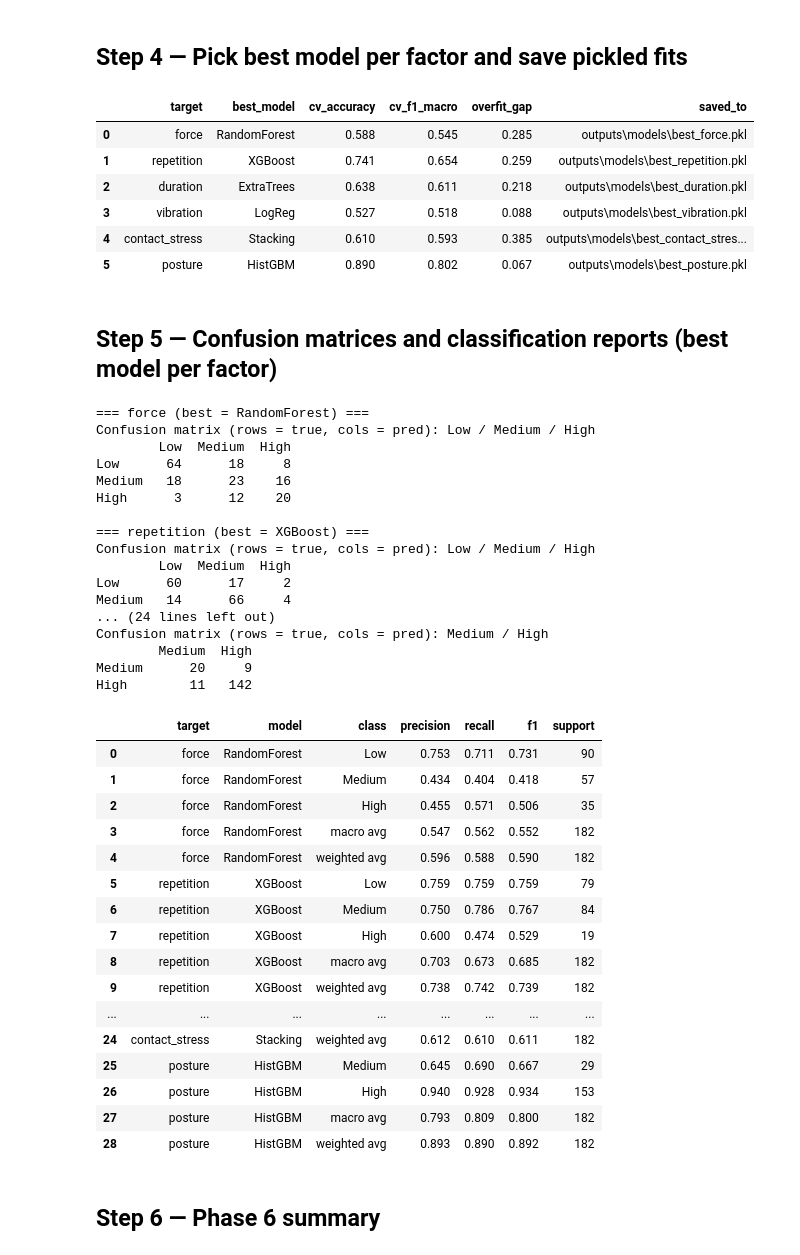
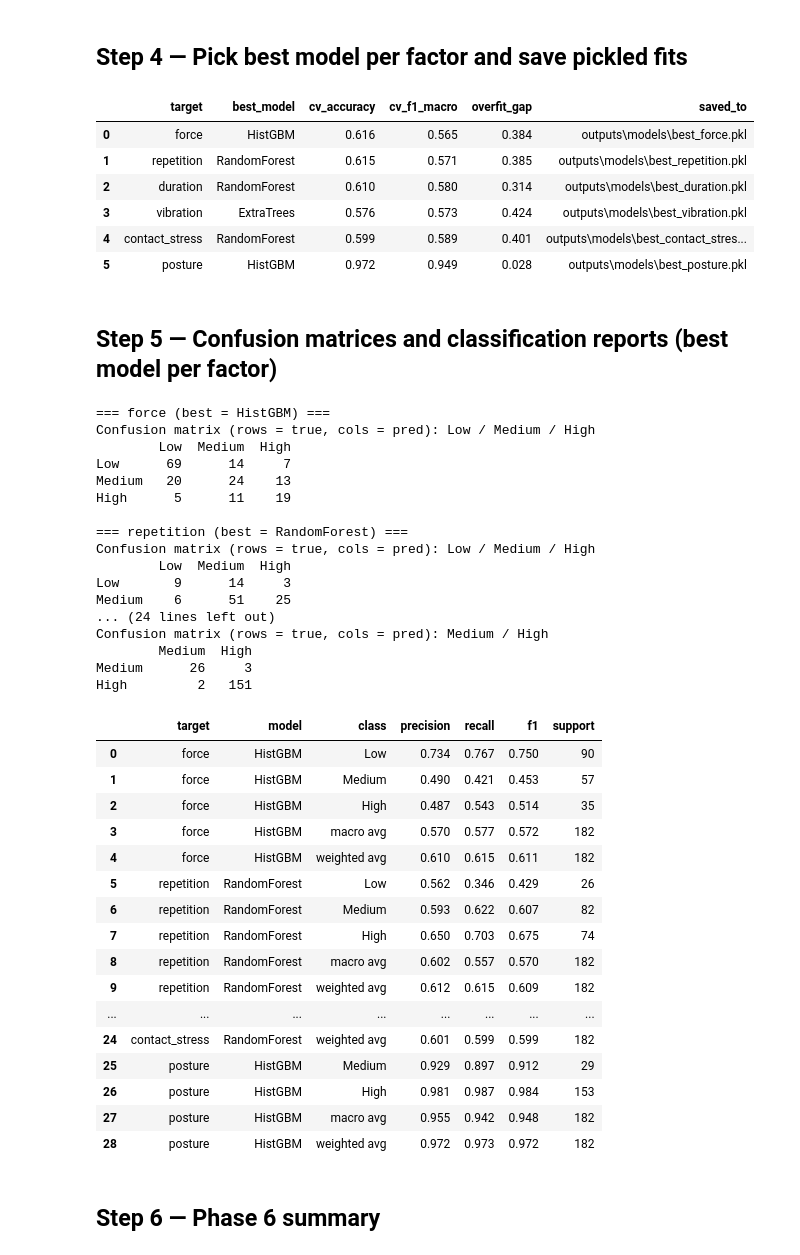
Before and after one commit to AilaVishnu/ergonomic-risk-factor-prediction, a Jupyter notebook: notebooks/06_modeling.ipynb, the cells around one changed output. Saved outputs shown, nothing was run; the diff lists cells and outputs as text; code cells hidden in the pictures.

```diff
--- a/notebooks/06_modeling.ipynb
+++ b/notebooks/06_modeling.ipynb
@@ -136,8 +158,8 @@ scoring = ['accuracy', 'f1_macro', 'precision_macro', 'recall_macro']
 
 cv_rows = []
 best_params_log = {}
-for target, drops in exclude_per_target.items():
-    feats = [f for f in feature_pool if f not in drops]
+for target in targets:
+    feats = features_for(target)
     X = data[feats]
     y = LabelEncoder().fit_transform(data[target])
 
@@ -153,7 +175,6 @@ for target, drops in exclude_per_target.items():
         gs.fit(X, y)
         best_params_log[(target, name)] = gs.best_params_
 
-        # Score the tuned pipeline with the full set of metrics
         tuned_pipe = smote_pipe(base_models()[name], k=k)
         tuned_pipe.set_params(**gs.best_params_)
         s = cross_validate(tuned_pipe, X, y, cv=cv, scoring=scoring,
@@ -195,12 +216,12 @@ cv_df
 ## Step 4 — Pick best model per factor and save pickled fits
 # %%
 best_rows = []
-for target, drops in exclude_per_target.items():
+for target in targets:
     short = target.replace('_risk_code', '')
     sub = cv_df[cv_df['target'] == short].sort_values('cv_f1_macro', ascending=False)
     best_name = sub.iloc[0]['model']
 
-    feats = [f for f in feature_pool if f not in drops]
+    feats = features_for(target)
     X = data[feats]
     y = LabelEncoder().fit_transform(data[target])
 
@@ -229,12 +250,12 @@ best_df.to_csv(TABLES / 'best_models.csv', index=False)
 best_df
 # %% [output]
 |  | target | best_model | cv_accuracy | cv_f1_macro | overfit_gap | saved_to |
-| 0 | force | RandomForest | 0.588 | 0.545 | 0.285 | outputs\models\best_force.pkl |
-| 1 | repetition | XGBoost | 0.741 | 0.654 | 0.259 | outputs\models\best_repetition.pkl |
-| 2 | duration | ExtraTrees | 0.638 | 0.611 | 0.218 | outputs\models\best_duration.pkl |
-| 3 | vibration | LogReg | 0.527 | 0.518 | 0.088 | outputs\models\best_vibration.pkl |
-| 4 | contact_stress | Stacking | 0.610 | 0.593 | 0.385 | outputs\models\best_contact_stres... |
-| 5 | posture | HistGBM | 0.890 | 0.802 | 0.067 | outputs\models\best_posture.pkl |
+| 0 | force | HistGBM | 0.616 | 0.565 | 0.384 | outputs\models\best_force.pkl |
+| 1 | repetition | RandomForest | 0.615 | 0.571 | 0.385 | outputs\models\best_repetition.pkl |
+| 2 | duration | RandomForest | 0.610 | 0.580 | 0.314 | outputs\models\best_duration.pkl |
+| 3 | vibration | ExtraTrees | 0.576 | 0.573 | 0.424 | outputs\models\best_vibration.pkl |
+| 4 | contact_stress | RandomForest | 0.599 | 0.589 | 0.401 | outputs\models\best_contact_stres... |
+| 5 | posture | HistGBM | 0.972 | 0.949 | 0.028 | outputs\models\best_posture.pkl |
 # %% [markdown]
 ## Step 5 — Confusion matrices and classification reports (best model per factor)
 # %%
@@ -242,7 +263,7 @@ cm_rows = []
 report_rows = []
 for _, r in best_df.iterrows():
     target_code = r['target'] + '_risk_code'
-    feats = [f for f in feature_pool if f not in exclude_per_target[target_code]]
+    feats = features_for(target_code)
     X = data[feats]
     raw_y = data[target_code]
     y = LabelEncoder().fit_transform(raw_y)
@@ -265,58 +286,58 @@ for _, r in best_df.iterrows():
     for level in label_names + ['macro avg', 'weighted avg']:
         d = rep[level]
         report_rows.append({
             'target':    r['target'], 'model': r['best_model'], 'class': level,
             'precision': round(d['precision'], 3),
             'recall':    round(d['recall'],    3),
             'f1':        round(d['f1-score'],  3),
             'support':   int(d['support']),
         })
 
     for i, true_lbl in enumerate(label_names):
         for j, pred_lbl in enumerate(label_names):
             cm_rows.append({'target': r['target'], 'model': r['best_model'],
                             'true': true_lbl, 'predicted': pred_lbl,
                             'count': int(cm[i, j])})
 
 pd.DataFrame(cm_rows).to_csv(TABLES / 'confusion_matrices.csv', index=False)
 report_df = pd.DataFrame(report_rows)
 report_df.to_csv(TABLES / 'classification_reports.csv', index=False)
 report_df
 # %% [output]
-=== force (best = RandomForest) ===
+=== force (best = HistGBM) ===
 Confusion matrix (rows = true, cols = pred): Low / Medium / High
         Low  Medium  High
-Low      64      18     8
-Medium   18      23    16
-High      3      12    20
+Low      69      14     7
+Medium   20      24    13
+High      5      11    19
 
-=== repetition (best = XGBoost) ===
+=== repetition (best = RandomForest) ===
 Confusion matrix (rows = true, cols = pred): Low / Medium / High
         Low  Medium  High
-Low      60      17     2
-Medium   14      66     4
+Low       9      14     3
+Medium    6      51    25
 ... (24 lines left out)
 Confusion matrix (rows = true, cols = pred): Medium / High
         Medium  High
-Medium      20     9
-High        11   142
+Medium      26     3
+High         2   151
 |  | target | model | class | precision | recall | f1 | support |
-| 0 | force | RandomForest | Low | 0.753 | 0.711 | 0.731 | 90 |
-| 1 | force | RandomForest | Medium | 0.434 | 0.404 | 0.418 | 57 |
-| 2 | force | RandomForest | High | 0.455 | 0.571 | 0.506 | 35 |
-| 3 | force | RandomForest | macro avg | 0.547 | 0.562 | 0.552 | 182 |
-| 4 | force | RandomForest | weighted avg | 0.596 | 0.588 | 0.590 | 182 |
-| 5 | repetition | XGBoost | Low | 0.759 | 0.759 | 0.759 | 79 |
-| 6 | repetition | XGBoost | Medium | 0.750 | 0.786 | 0.767 | 84 |
-| 7 | repetition | XGBoost | High | 0.600 | 0.474 | 0.529 | 19 |
-| 8 | repetition | XGBoost | macro avg | 0.703 | 0.673 | 0.685 | 182 |
-| 9 | repetition | XGBoost | weighted avg | 0.738 | 0.742 | 0.739 | 182 |
+| 0 | force | HistGBM | Low | 0.734 | 0.767 | 0.750 | 90 |
+| 1 | force | HistGBM | Medium | 0.490 | 0.421 | 0.453 | 57 |
+| 2 | force | HistGBM | High | 0.487 | 0.543 | 0.514 | 35 |
+| 3 | force | HistGBM | macro avg | 0.570 | 0.577 | 0.572 | 182 |
+| 4 | force | HistGBM | weighted avg | 0.610 | 0.615 | 0.611 | 182 |
+| 5 | repetition | RandomForest | Low | 0.562 | 0.346 | 0.429 | 26 |
+| 6 | repetition | RandomForest | Medium | 0.593 | 0.622 | 0.607 | 82 |
+| 7 | repetition | RandomForest | High | 0.650 | 0.703 | 0.675 | 74 |
+| 8 | repetition | RandomForest | macro avg | 0.602 | 0.557 | 0.570 | 182 |
+| 9 | repetition | RandomForest | weighted avg | 0.612 | 0.615 | 0.609 | 182 |
 | ... | ... | ... | ... | ... | ... | ... | ... |
-| 24 | contact_stress | Stacking | weighted avg | 0.612 | 0.610 | 0.611 | 182 |
-| 25 | posture | HistGBM | Medium | 0.645 | 0.690 | 0.667 | 29 |
-| 26 | posture | HistGBM | High | 0.940 | 0.928 | 0.934 | 153 |
-| 27 | posture | HistGBM | macro avg | 0.793 | 0.809 | 0.800 | 182 |
-| 28 | posture | HistGBM | weighted avg | 0.893 | 0.890 | 0.892 | 182 |
+| 24 | contact_stress | RandomForest | weighted avg | 0.601 | 0.599 | 0.599 | 182 |
+| 25 | posture | HistGBM | Medium | 0.929 | 0.897 | 0.912 | 29 |
+| 26 | posture | HistGBM | High | 0.981 | 0.987 | 0.984 | 153 |
+| 27 | posture | HistGBM | macro avg | 0.955 | 0.942 | 0.948 | 182 |
+| 28 | posture | HistGBM | weighted avg | 0.972 | 0.973 | 0.972 | 182 |
 # %% [markdown]
 ## Step 6 — Phase 6 summary
 # %%
```
Also changed, not shown: parts of 4 cells of this notebook.
